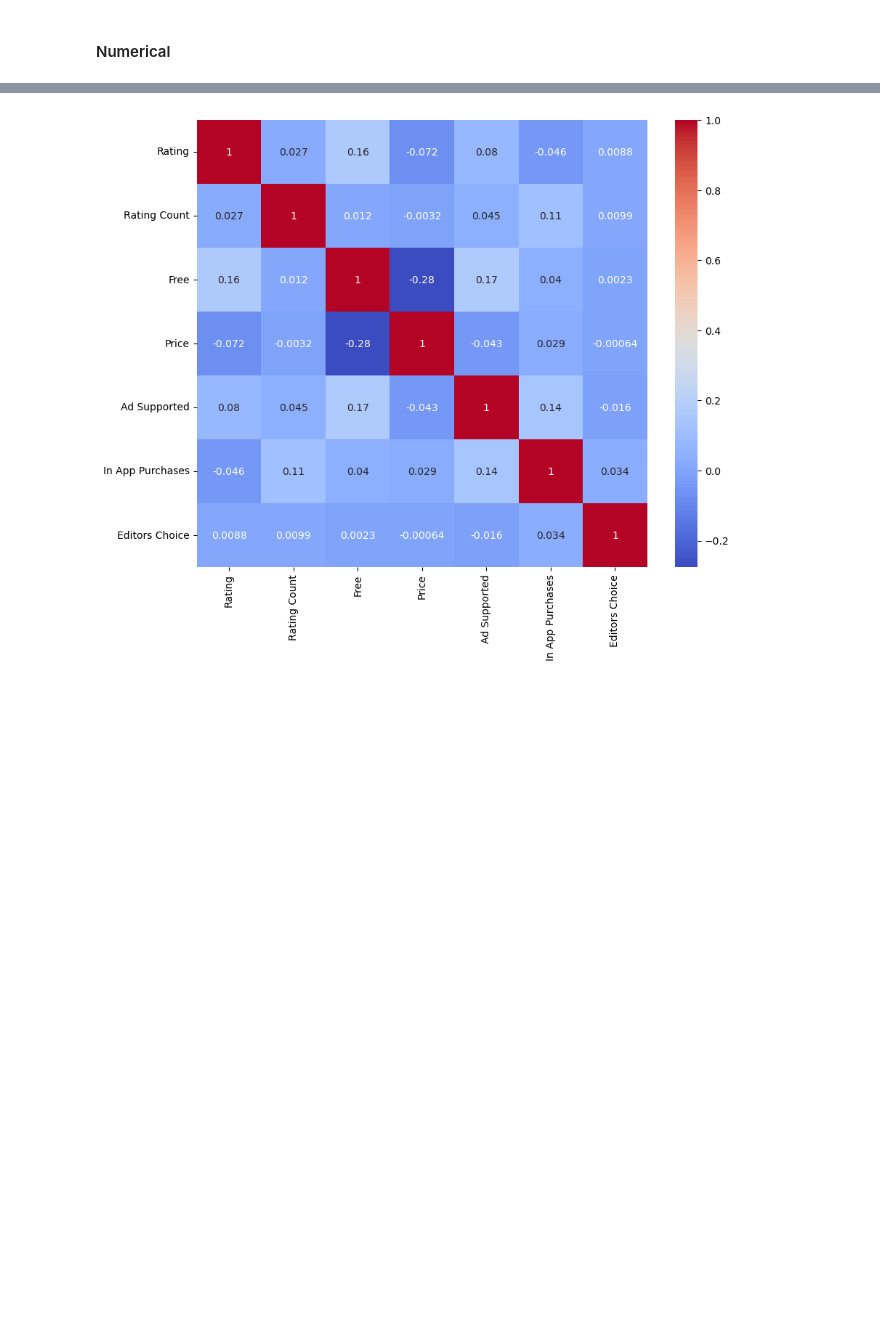
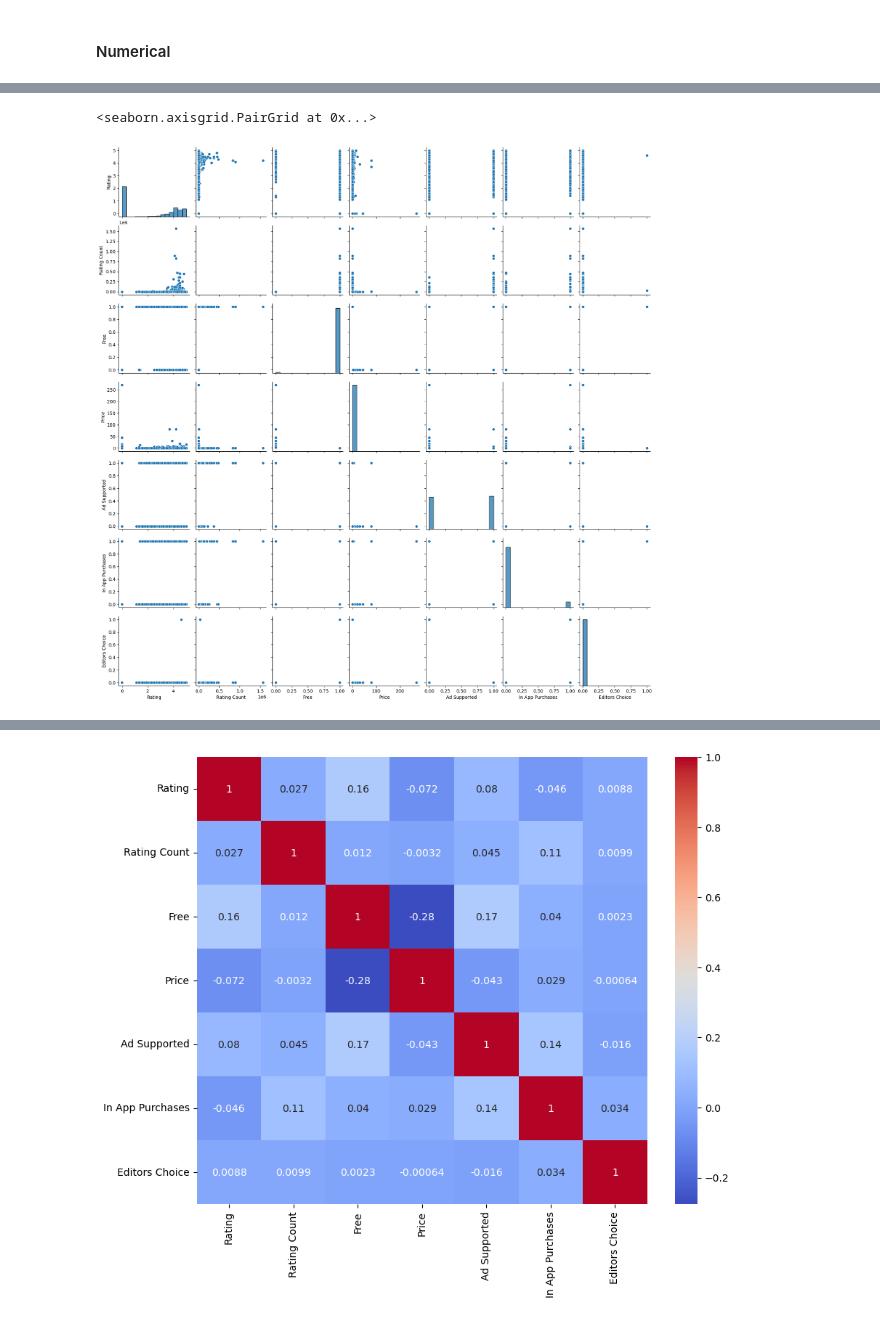
Before and after one commit to LouLan99/User-Rating-Prediction-Model, a Jupyter notebook: notebooks/02-eda copy.ipynb, the cells around one changed output, grey strips where cells are left out. Cells and saved outputs as stored; diff of their text form; code cells hidden in the pictures; blank space fills up the shorter version.

```diff
--- a/notebooks/02-eda copy.ipynb
+++ b/notebooks/02-eda copy.ipynb
@@ -294,0 +308,5 @@ Name: count, dtype: int64
+# %%
+sns.pairplot(df_clean)
+# %% [output]
+<seaborn.axisgrid.PairGrid at 0x...>
+[figure, added]
```
Also changed, not shown: parts of 22 cells of this notebook.
